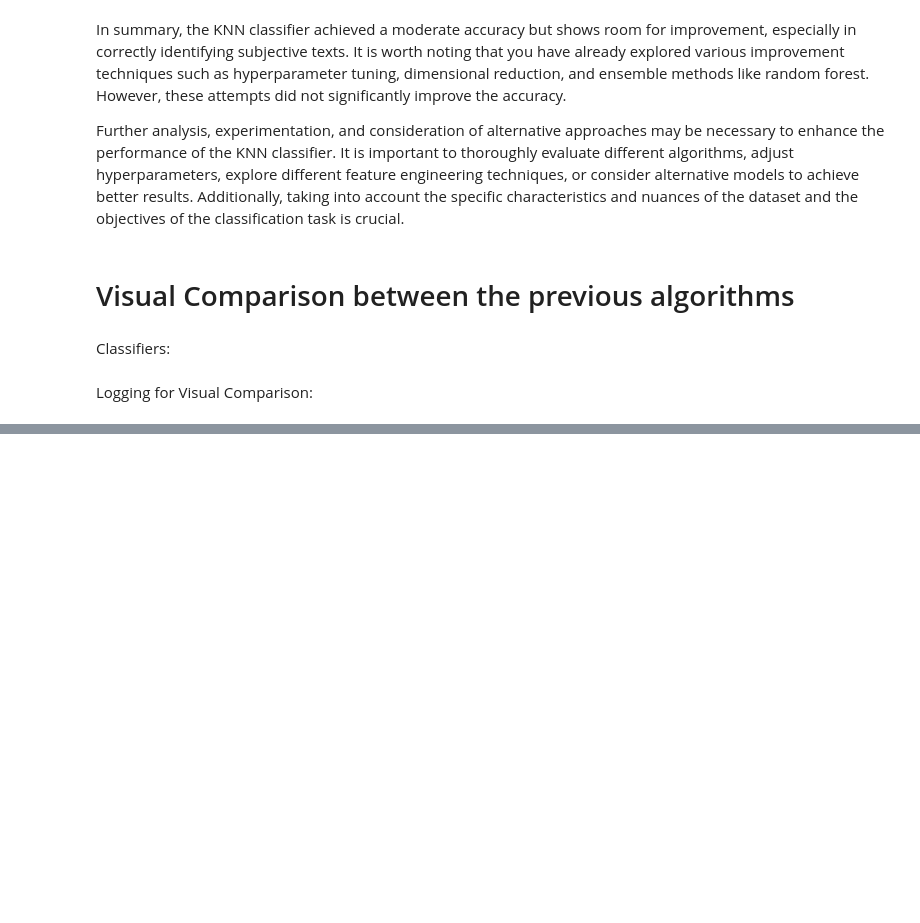
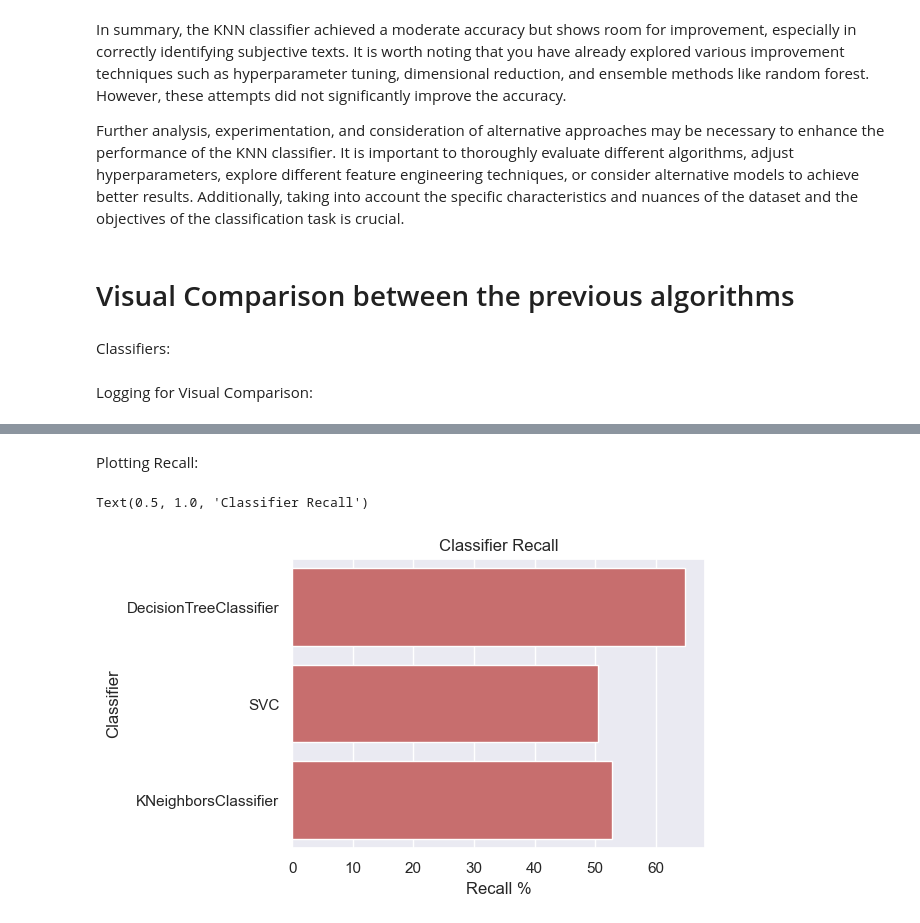
Before and after one commit to CarlosMealha/FEUP-AI-ML-PROJ, a Jupyter notebook: deep-learning-texts.ipynb, the cells around one changed output, grey strips where cells are left out. Cells and saved outputs as stored; diff of their text form; code cells hidden in the pictures; blank space fills up the shorter version.

```diff
--- a/deep-learning-texts.ipynb
+++ b/deep-learning-texts.ipynb
@@ -481,0 +500,10 @@ plt.show()
+# %% [markdown]
+Plotting Recall:
+# %%
+plt.subplot(2, 2, 3)
+sns.barplot(x='Recall', y='Classifier', data=log, color="r")
+plt.xlabel('Recall %')
+plt.title('Classifier Recall')
+# %% [output]
+Text(0.5, 1.0, 'Classifier Recall')
+[figure, added]
```
Also changed, not shown: parts of 13 cells of this notebook.
